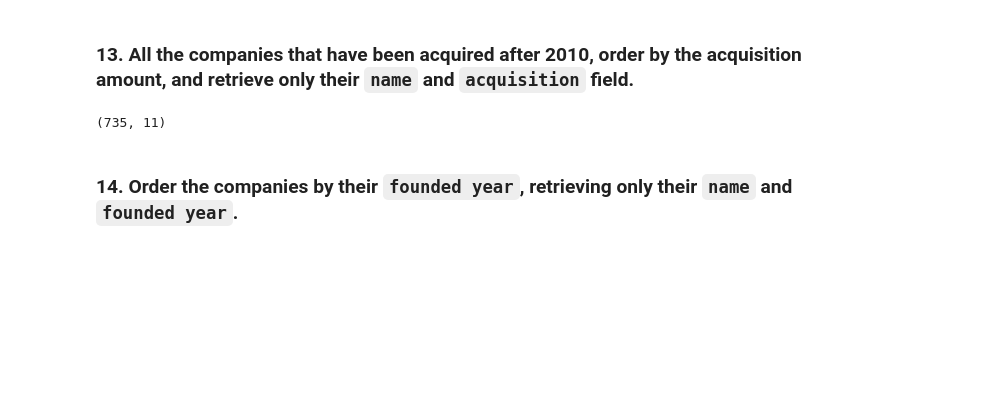
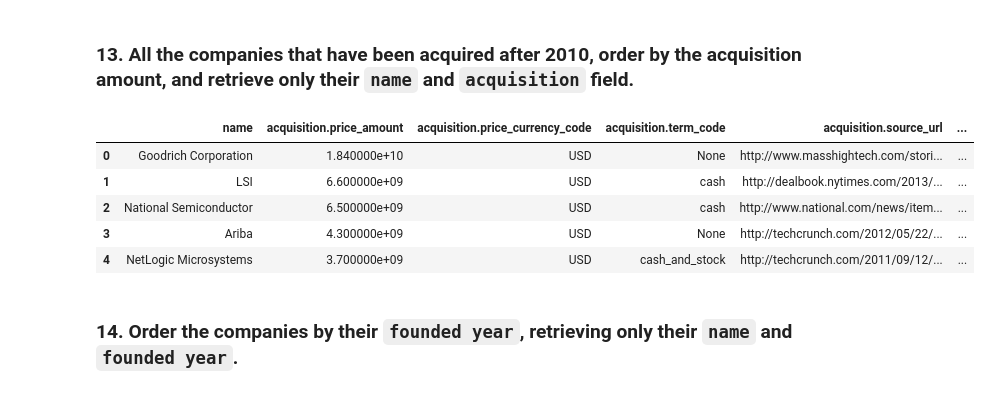
Before and after one commit to ironhack-datalabs/datamad0320, a Jupyter notebook: module-2/lab-advance-querying-mongo/your_code/main.ipynb, the cells around one changed output. Drawn from its saved outputs; the diff is of its cells as text; code cells hidden in the pictures; blank space fills up the shorter version.

```diff
--- a/module-2/lab-advance-querying-mongo/your_code/main.ipynb
+++ b/module-2/lab-advance-querying-mongo/your_code/main.ipynb
@@ -159,10 +194,15 @@ df.shape
 # %%
 query = {'acquisition.acquired_year': {'$gt': 2010}}
 data= db.companies.find(query,{"name":1,'acquisition':1,"_id":0}).sort('acquisition.price_amount',DESCENDING)
 df = pd.json_normalize(data)
-df.shape
+display(df.head())
 # %% [output]
-(735, 11)
+|  | name | acquisition.price_amount | acquisition.price_currency_code | acquisition.term_code | acquisition.source_url | ... |
+| 0 | Goodrich Corporation | 1.840000e+10 | USD | None | http://www.masshightech.com/stori... | ... |
+| 1 | LSI | 6.600000e+09 | USD | cash | http://dealbook.nytimes.com/2013/... | ... |
+| 2 | National Semiconductor | 6.500000e+09 | USD | cash | http://www.national.com/news/item... | ... |
+| 3 | Ariba | 4.300000e+09 | USD | None | http://techcrunch.com/2012/05/22/... | ... |
+| 4 | NetLogic Microsystems | 3.700000e+09 | USD | cash_and_stock | http://techcrunch.com/2011/09/12/... | ... |
 # %% [markdown]
 ### 14. Order the companies by their `founded year`, retrieving only their `name` and `founded year`.
 # %%
```
Also changed, not shown: parts of 11 cells of this notebook.
